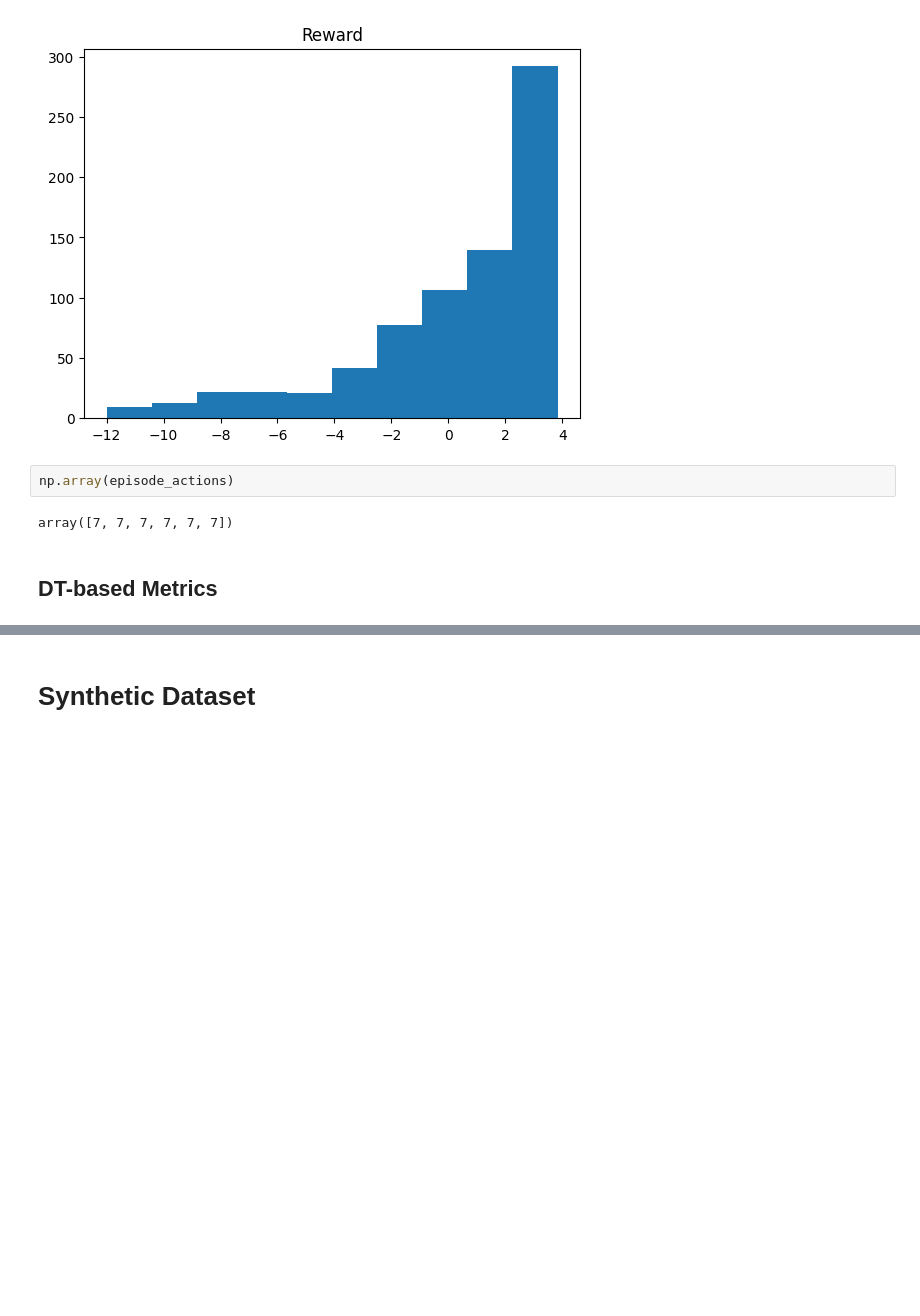
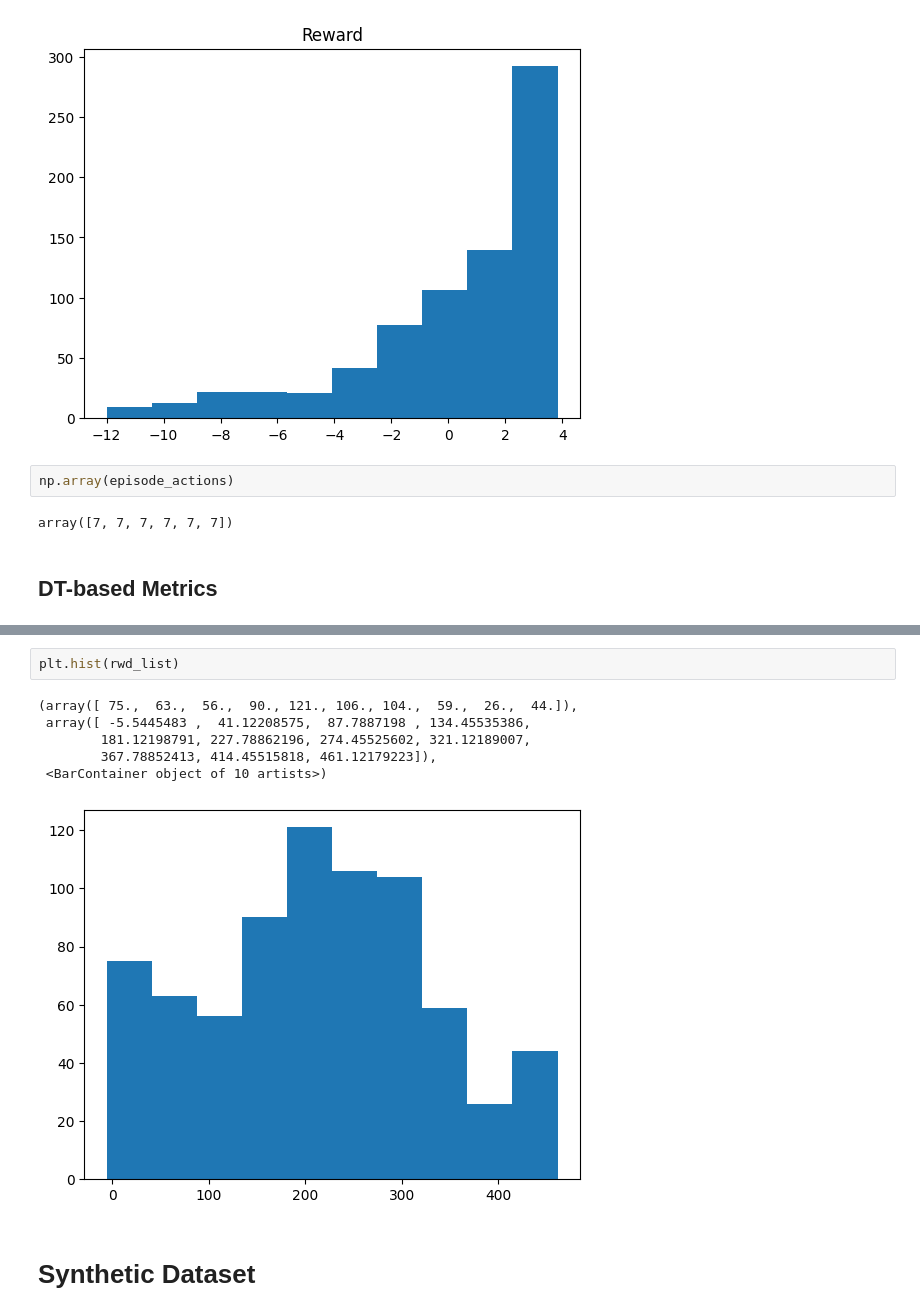
Before and after one commit to aysintumay/noisy_mujoco, a Jupyter notebook: abiomed_env/physician_intermediate_acps.ipynb, the cells around one changed output, grey strips where cells are left out. Drawn from its saved outputs; the diff is of its cells as text; blank space fills up the shorter version.

```diff
--- a/abiomed_env/physician_intermediate_acps.ipynb
+++ b/abiomed_env/physician_intermediate_acps.ipynb
@@ -545,3 +457,12 @@ Super metric: 1.43414
+# %%
+plt.hist(rwd_list)
+# %% [output]
+(array([ 75.,  63.,  56.,  90., 121., 106., 104.,  59.,  26.,  44.]),
+ array([ -5.5445483 ,  41.12208575,  87.7887198 , 134.45535386,
+        181.12198791, 227.78862196, 274.45525602, 321.12189007,
+        367.78852413, 414.45515818, 461.12179223]),
+ <BarContainer object of 10 artists>)
+[figure, added]
 # %% [markdown]
 # Synthetic Dataset
 # %%
```
Also changed, not shown: parts of 23 cells of this notebook, 1 other file.
